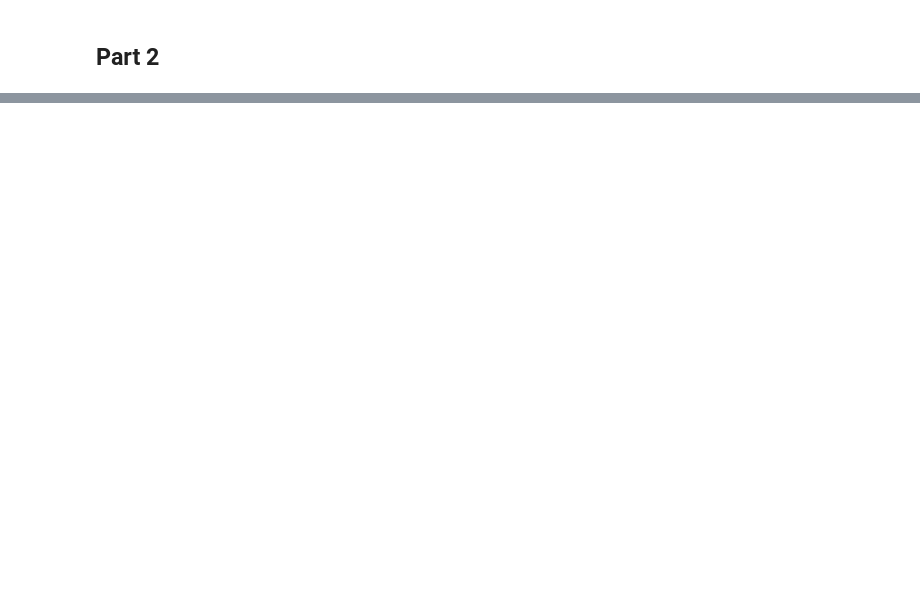
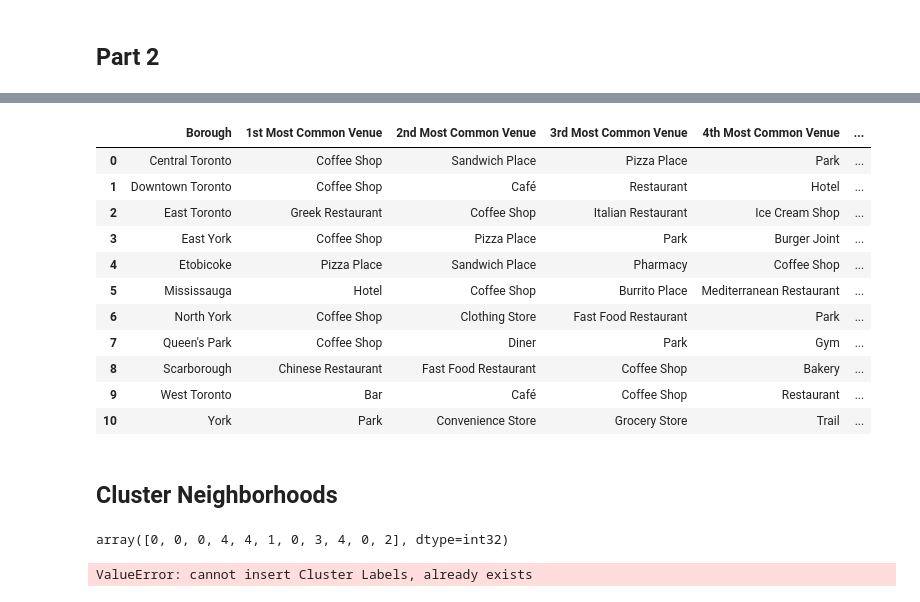
Before and after one commit to brunobsalles/Coursera_Capstone, a Jupyter notebook: Segmenting and Clustering Neighborhoods.ipynb, the cells around one changed output, grey strips where cells are left out. Cells and saved outputs as stored; diff of their text form; code cells hidden in the pictures; blank space fills up the shorter version.

```diff
--- a/Segmenting and Clustering Neighborhoods.ipynb
+++ b/Segmenting and Clustering Neighborhoods.ipynb
@@ -53,0 +330,12 @@ toronto_neighborhoods.shape
+# %%
+num_top_venues = 5
+
+for hood in toronto_grouped['Borough']:
+    print("----"+hood+"----")
+    temp = toronto_grouped[toronto_grouped['Borough'] == hood].T.reset_index()
+    temp.columns = ['venue','freq']
+    temp = temp.iloc[1:]
+    temp['freq'] = temp['freq'].astype(float)
+    temp = temp.round({'freq': 2})
+    print(temp.sort_values('freq', ascending=False).reset_index(drop=True).head(num_top_venues))
+    print('\n')
@@ -53,0 +360,68 @@ toronto_neighborhoods.shape
+# %%
+def return_most_common_venues(row, num_top_venues):
+    row_categories = row.iloc[1:]
+    row_categories_sorted = row_categories.sort_values(ascending=False)
+
+    return row_categories_sorted.index.values[0:num_top_venues]
+# %%
+import numpy as np
+num_top_venues = 10
+
+indicators = ['st', 'nd', 'rd']
+
+# create columns according to number of top venues
+columns = ['Borough']
+for ind in np.arange(num_top_venues):
+    try:
+        columns.append('{}{} Most Common Venue'.format(ind+1, indicators[ind]))
+    except:
+        columns.append('{}th Most Common Venue'.format(ind+1))
+
+# create a new dataframe
+neighborhoods_venues_sorted = pd.DataFrame(columns=columns)
+neighborhoods_venues_sorted['Borough'] = toronto_grouped['Borough']
+
+for ind in np.arange(toronto_grouped.shape[0]):
+    neighborhoods_venues_sorted.iloc[ind, 1:] = return_most_common_venues(toronto_grouped.iloc[ind, :], num_top_venues)
+
+neighborhoods_venues_sorted
+# %% [output]
+|  | Borough | 1st Most Common Venue | 2nd Most Common Venue | 3rd Most Common Venue | 4th Most Common Venue | ... |
+| 0 | Central Toronto | Coffee Shop | Sandwich Place | Pizza Place | Park | ... |
+| 1 | Downtown Toronto | Coffee Shop | Café | Restaurant | Hotel | ... |
+| 2 | East Toronto | Greek Restaurant | Coffee Shop | Italian Restaurant | Ice Cream Shop | ... |
+| 3 | East York | Coffee Shop | Pizza Place | Park | Burger Joint | ... |
+| 4 | Etobicoke | Pizza Place | Sandwich Place | Pharmacy | Coffee Shop | ... |
+| 5 | Mississauga | Hotel | Coffee Shop | Burrito Place | Mediterranean Restaurant | ... |
+| 6 | North York | Coffee Shop | Clothing Store | Fast Food Restaurant | Park | ... |
+| 7 | Queen's Park | Coffee Shop | Diner | Park | Gym | ... |
+| 8 | Scarborough | Chinese Restaurant | Fast Food Restaurant | Coffee Shop | Bakery | ... |
+| 9 | West Toronto | Bar | Café | Coffee Shop | Restaurant | ... |
+| 10 | York | Park | Convenience Store | Grocery Store | Trail | ... |
+# %% [markdown]
+## Cluster Neighborhoods
+# %%
+# set number of clusters
+kclusters = 5
+
+grouped_clustering = toronto_grouped.drop('Borough', 1)
+
+# run k-means clustering
+kmeans = KMeans(n_clusters=kclusters, random_state=0).fit(grouped_clustering)
+
+# check cluster labels generated for each row in the dataframe
+kmeans.labels_
+# %% [output]
+array([0, 0, 0, 4, 4, 1, 0, 3, 4, 0, 2], dtype=int32)
+# %%
+# add clustering labels
+neighborhoods_venues_sorted.insert(0, 'Cluster Labels', kmeans.labels_)
+
+toronto_merged = toronto_venues[['Borough', 'Borough Latitude', 'Borough Longitude']].groupby('Borough').mean().reset_index()
+
+# merge toronto_grouped with toronto_data to add latitude/longitude for each neighborhood
+toronto_merged = toronto_merged.join(neighborhoods_venues_sorted.set_index('Borough'), on='Borough')
+
+toronto_merged.head() # check the last columns!
+# %% [output]
+ValueError: cannot insert Cluster Labels, already exists
```
Also changed, not shown: parts of 24 cells of this notebook.
